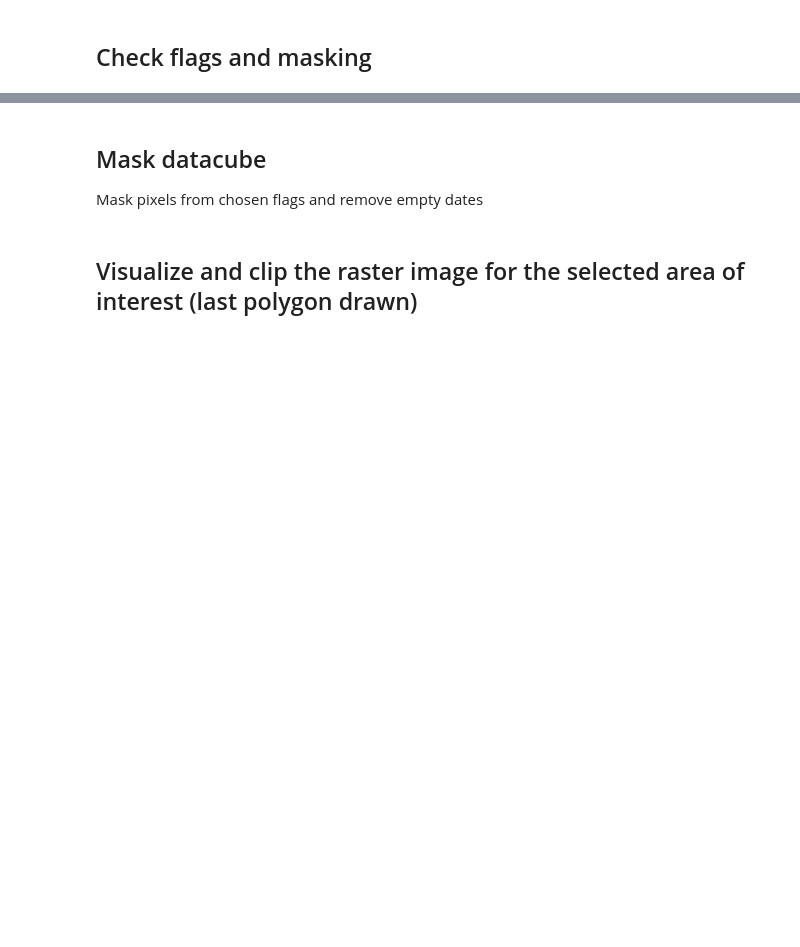
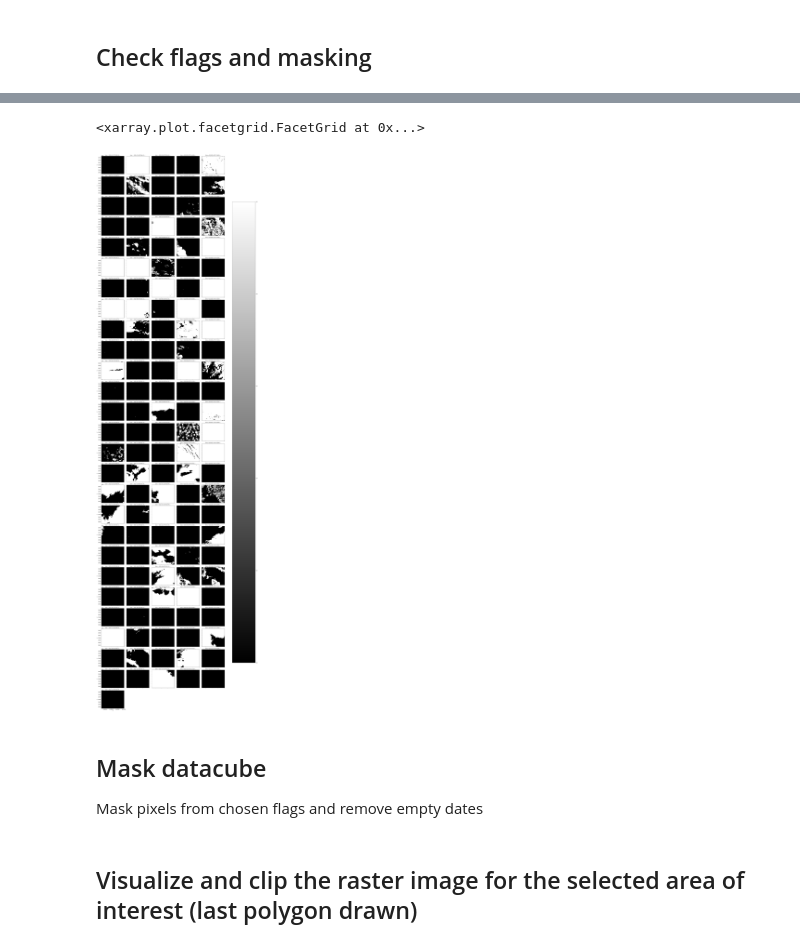
Before and after one commit to Tristanovsk/grstbx, a Jupyter notebook: notebook/grstbx_matchup_aeronet.ipynb, the cells around one changed output, grey strips where cells are left out. Drawn from its saved outputs; the diff is of its cells as text; code cells hidden in the pictures; blank space fills up the shorter version.

```diff
--- a/notebook/grstbx_matchup_aeronet.ipynb
+++ b/notebook/grstbx_matchup_aeronet.ipynb
@@ -93,7 +264,10 @@ masking_.print_info()
 # %%
-mask = (masking_.get_mask(high_nir=True) | masking_.get_mask(hicld=True)) | (dc.Rrs.Rrs.isel(wl=2) < 0.0002)
+mask = (masking_.get_mask(high_nir=True) | masking_.get_mask(hicld=True)) | (dc.raster.Rrs.isel(wl=2) < 0.0002)
 aspect=1.5
-#mask.plot.imshow(col='time',col_wrap=5,vmin=0,cmap=plt.cm.binary_r,aspect=aspect)
+mask.plot.imshow(col='time',col_wrap=5,vmin=0,cmap=plt.cm.binary_r,aspect=aspect)
+# %% [output]
+<xarray.plot.facetgrid.FacetGrid at 0x...>
+[figure, added]
 # %% [markdown]
 ## Mask datacube
 Mask pixels from chosen flags and remove empty dates
```
Also changed, not shown: parts of 18 cells of this notebook, 5 other files.
